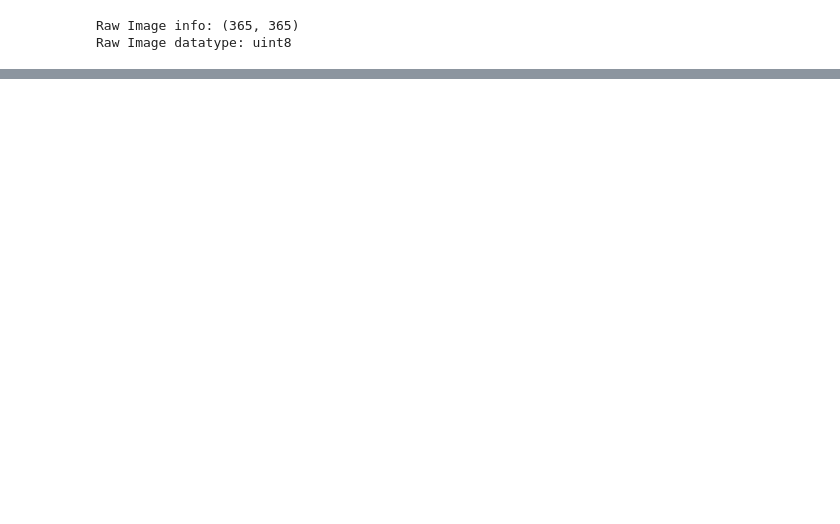
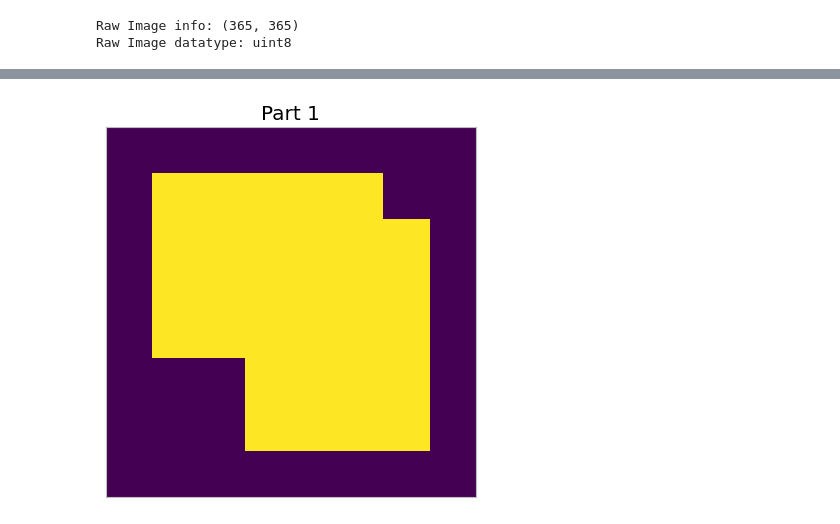
Before and after one commit to HiddenGarcia/AQA, a Jupyter notebook: Main.ipynb, the cells around one changed output, grey strips where cells are left out. Saved outputs shown, nothing was run; the diff lists cells and outputs as text; code cells hidden in the pictures; blank space fills up the shorter version.

```diff
--- a/Main.ipynb
+++ b/Main.ipynb
@@ -510,6 +484,8 @@ plot_image(image_raw, 'Original Image')
 # %%
-parts = split_image(image, part_size)
+parts = split_image(image_raw, part_size)
 
 # Plot each part
 for idx, part in enumerate(parts):
     plot_image(part, f'Part {idx + 1}')
+# %% [output]
+[figure, added]
```
Also changed, not shown: parts of 17 cells of this notebook.
